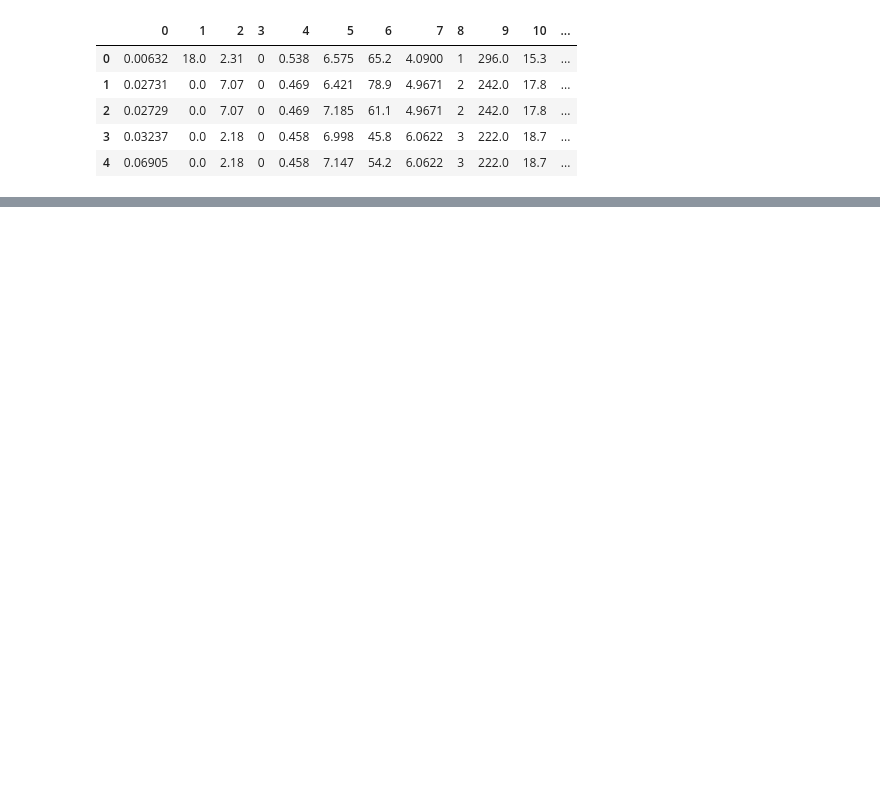
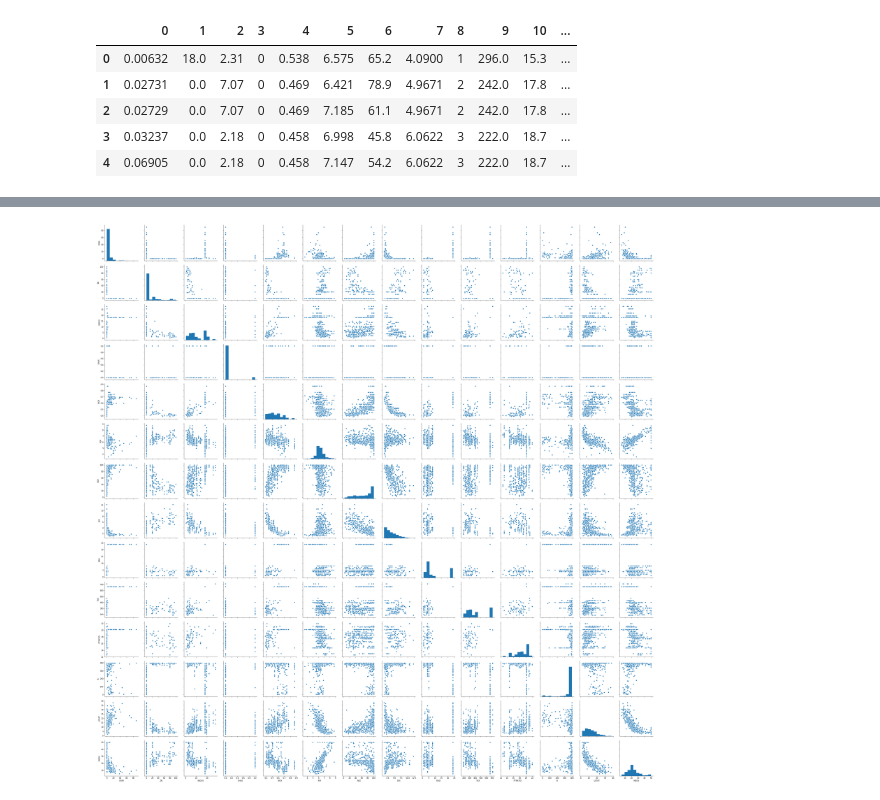
Before and after one commit to Karandeep98/JupyterNoteBook, a Jupyter notebook: BostonHousingProject/Boston Housing price prediction.ipynb, the cells around one changed output, grey strips where cells are left out. Saved outputs shown, nothing was run; the diff lists cells and outputs as text; code cells hidden in the pictures; blank space fills up the shorter version.

```diff
--- a/BostonHousingProject/Boston Housing price prediction.ipynb
+++ b/BostonHousingProject/Boston Housing price prediction.ipynb
@@ -14,0 +35,4 @@ df.head()
+# %%
+col_name=['CRIM','ZN','INDUS','CHAS','NOX','RM','AGE','DIS','RAD','TAX','PTRATIO','B','LSTAT','MEDV']
+# %%
+df.columns = col_name
@@ -14,0 +65,5 @@ df.head()
+# %%
+sns.pairplot(df,size=3)
+plt.show()
+# %% [output]
+[figure, added]
```
Also changed, not shown: parts of 27 cells of this notebook.
